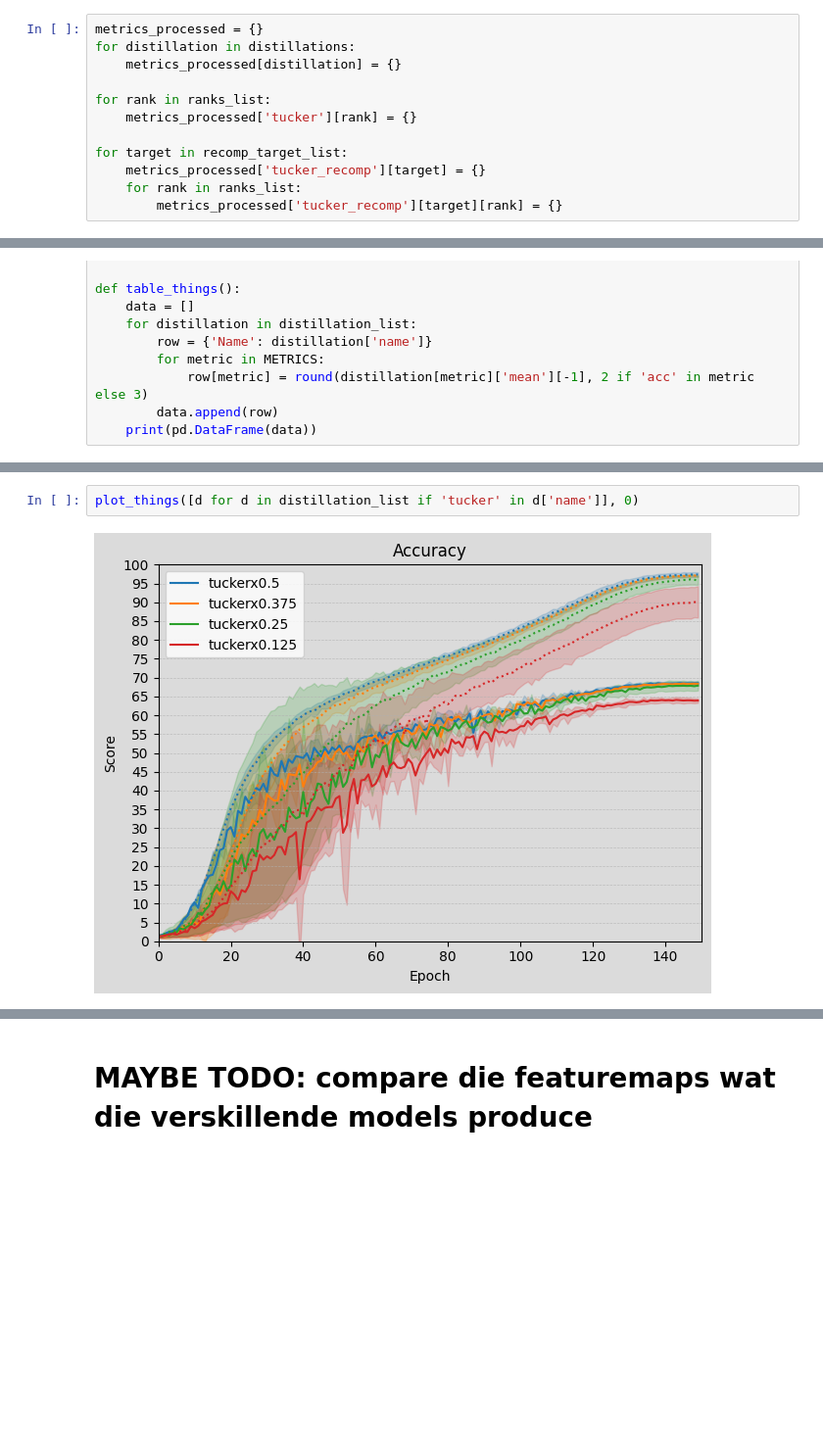
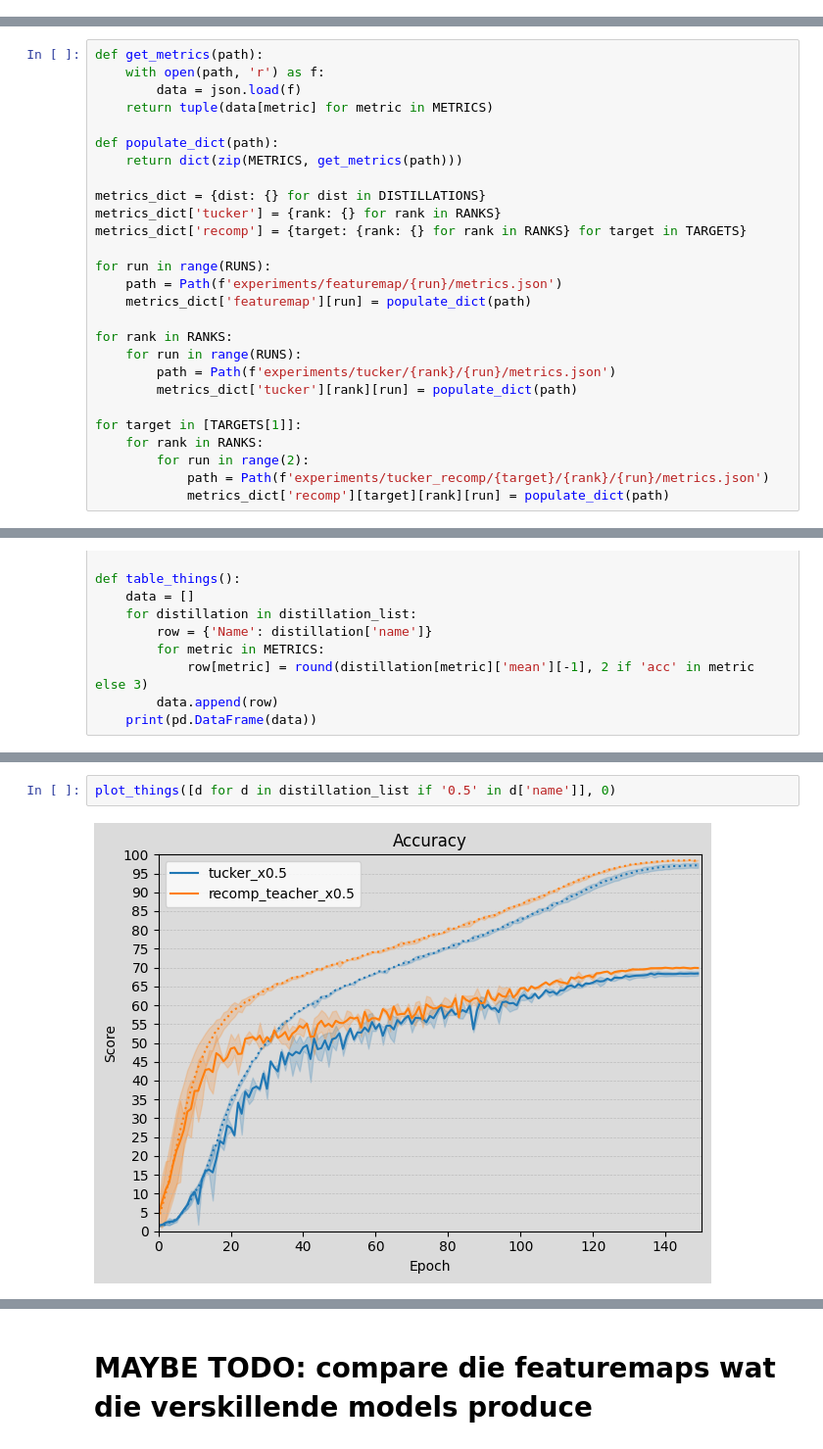
Before and after one commit to ignatiusmf/tucker-distillation, a Jupyter notebook: analyzer_results_aggregator.ipynb, the cells around one changed output, grey strips where cells are left out. Shown at 98% size. Drawn from its saved outputs; the diff is of its cells as text; blank space fills up the shorter version.

```diff
--- a/analyzer_results_aggregator.ipynb
+++ b/analyzer_results_aggregator.ipynb
@@ -68,12 +0,0 @@ for target in recomp_target_list:
-# %%
-metrics_processed = {}
-for distillation in distillations:
-    metrics_processed[distillation] = {}
-
-for rank in ranks_list:
-    metrics_processed['tucker'][rank] = {}
-
-for target in recomp_target_list:
-    metrics_processed['tucker_recomp'][target] = {}
-    for rank in ranks_list:
-        metrics_processed['tucker_recomp'][target][rank] = {}
@@ -188,0 +23,27 @@ distillation_list =  collect_named_subdicts(metrics_processed)
+# %%
+def get_metrics(path):
+    with open(path, 'r') as f:
+        data = json.load(f)
+    return tuple(data[metric] for metric in METRICS)
+
+def populate_dict(path):
+    return dict(zip(METRICS, get_metrics(path)))
+
+metrics_dict = {dist: {} for dist in DISTILLATIONS}
+metrics_dict['tucker'] = {rank: {} for rank in RANKS}
+metrics_dict['recomp'] = {target: {rank: {} for rank in RANKS} for target in TARGETS}
+
+for run in range(RUNS):
+    path = Path(f'experiments/featuremap/{run}/metrics.json')
+    metrics_dict['featuremap'][run] = populate_dict(path)
+
+for rank in RANKS:
+    for run in range(RUNS):
+        path = Path(f'experiments/tucker/{rank}/{run}/metrics.json')
+        metrics_dict['tucker'][rank][run] = populate_dict(path)
+
+for target in [TARGETS[1]]:
+    for rank in RANKS:
+        for run in range(2):
+            path = Path(f'experiments/tucker_recomp/{target}/{rank}/{run}/metrics.json')
+            metrics_dict['recomp'][target][rank][run] = populate_dict(path)
@@ -266,4 +190,4 @@ table_things()
 # %%
-plot_things([d for d in distillation_list if 'tucker' in d['name']], 0)
+plot_things([d for d in distillation_list if '0.5' in d['name']], 0)
 # %% [output]
-[figure, old version]
+[figure, new version]
```
Also changed, not shown: parts of 12 cells of this notebook, 3 other files.
